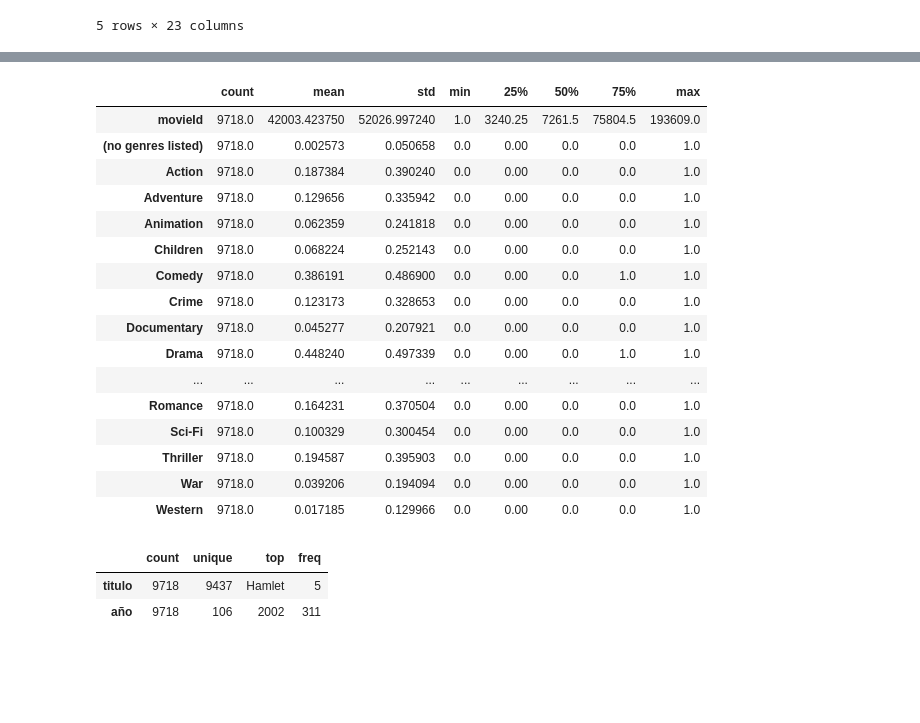
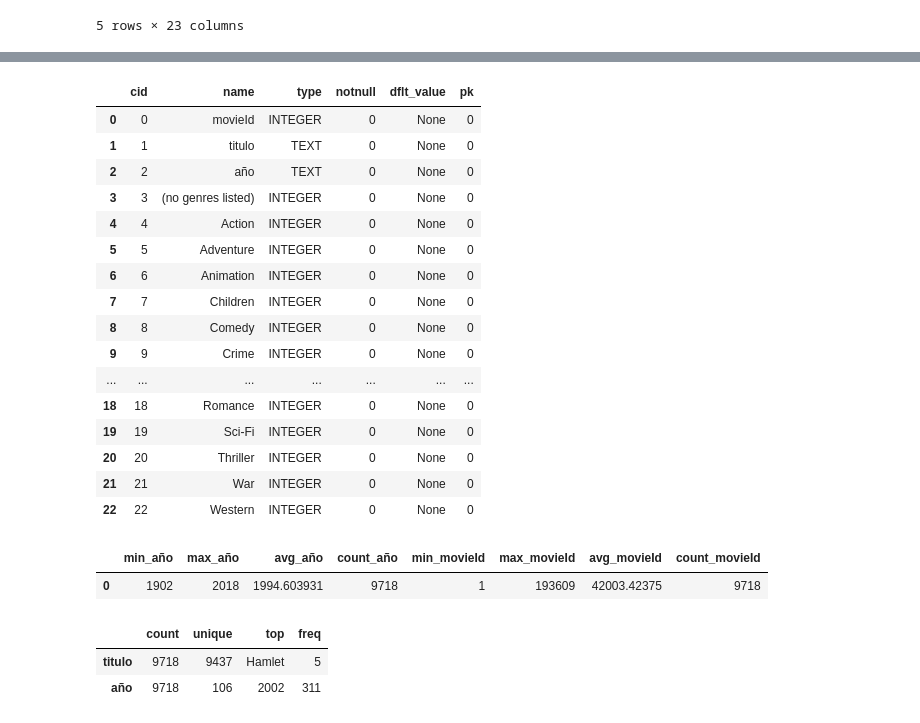
Before and after one commit to JuanCH94/Marketing, a Jupyter notebook: b_exploracion.ipynb, the cells around one changed output, grey strips where cells are left out. Cells and saved outputs as stored; diff of their text form; code cells hidden in the pictures; blank space fills up the shorter version.

```diff
--- a/b_exploracion.ipynb
+++ b/b_exploracion.ipynb
@@ -124,23 +109,41 @@ memory usage: 1.7+ MB
-# %%
-table_movies.describe().T
-# %% [output]
-|  | count | mean | std | min | 25% | 50% | 75% | max |
-| movieId | 9718.0 | 42003.423750 | 52026.997240 | 1.0 | 3240.25 | 7261.5 | 75804.5 | 193609.0 |
-| (no genres listed) | 9718.0 | 0.002573 | 0.050658 | 0.0 | 0.00 | 0.0 | 0.0 | 1.0 |
-| Action | 9718.0 | 0.187384 | 0.390240 | 0.0 | 0.00 | 0.0 | 0.0 | 1.0 |
-| Adventure | 9718.0 | 0.129656 | 0.335942 | 0.0 | 0.00 | 0.0 | 0.0 | 1.0 |
-| Animation | 9718.0 | 0.062359 | 0.241818 | 0.0 | 0.00 | 0.0 | 0.0 | 1.0 |
-| Children | 9718.0 | 0.068224 | 0.252143 | 0.0 | 0.00 | 0.0 | 0.0 | 1.0 |
-| Comedy | 9718.0 | 0.386191 | 0.486900 | 0.0 | 0.00 | 0.0 | 1.0 | 1.0 |
-| Crime | 9718.0 | 0.123173 | 0.328653 | 0.0 | 0.00 | 0.0 | 0.0 | 1.0 |
-| Documentary | 9718.0 | 0.045277 | 0.207921 | 0.0 | 0.00 | 0.0 | 0.0 | 1.0 |
-| Drama | 9718.0 | 0.448240 | 0.497339 | 0.0 | 0.00 | 0.0 | 1.0 | 1.0 |
-| ... | ... | ... | ... | ... | ... | ... | ... | ... |
-| Romance | 9718.0 | 0.164231 | 0.370504 | 0.0 | 0.00 | 0.0 | 0.0 | 1.0 |
-| Sci-Fi | 9718.0 | 0.100329 | 0.300454 | 0.0 | 0.00 | 0.0 | 0.0 | 1.0 |
-| Thriller | 9718.0 | 0.194587 | 0.395903 | 0.0 | 0.00 | 0.0 | 0.0 | 1.0 |
-| War | 9718.0 | 0.039206 | 0.194094 | 0.0 | 0.00 | 0.0 | 0.0 | 1.0 |
-| Western | 9718.0 | 0.017185 | 0.129966 | 0.0 | 0.00 | 0.0 | 0.0 | 1.0 |
+# %%
+pd.read_sql_query("""
+PRAGMA table_info(movies);
+""", conexion)
+# %% [output]
+|  | cid | name | type | notnull | dflt_value | pk |
+| 0 | 0 | movieId | INTEGER | 0 | None | 0 |
+| 1 | 1 | titulo | TEXT | 0 | None | 0 |
+| 2 | 2 | año | TEXT | 0 | None | 0 |
+| 3 | 3 | (no genres listed) | INTEGER | 0 | None | 0 |
+| 4 | 4 | Action | INTEGER | 0 | None | 0 |
+| 5 | 5 | Adventure | INTEGER | 0 | None | 0 |
+| 6 | 6 | Animation | INTEGER | 0 | None | 0 |
+| 7 | 7 | Children | INTEGER | 0 | None | 0 |
+| 8 | 8 | Comedy | INTEGER | 0 | None | 0 |
+| 9 | 9 | Crime | INTEGER | 0 | None | 0 |
+| ... | ... | ... | ... | ... | ... | ... |
+| 18 | 18 | Romance | INTEGER | 0 | None | 0 |
+| 19 | 19 | Sci-Fi | INTEGER | 0 | None | 0 |
+| 20 | 20 | Thriller | INTEGER | 0 | None | 0 |
+| 21 | 21 | War | INTEGER | 0 | None | 0 |
+| 22 | 22 | Western | INTEGER | 0 | None | 0 |
+# %%
+pd.read_sql_query("""
+SELECT
+    MIN(año) AS min_año,
+    MAX(año) AS max_año,
+    AVG(año) AS avg_año,
+    COUNT(año) AS count_año,
+    MIN(movieId) AS min_movieId,
+    MAX(movieId) AS max_movieId,
+    AVG(movieId) AS avg_movieId,
+    COUNT(movieId) AS count_movieId
+FROM movies
+""", conexion)
+# %% [output]
+|  | min_año | max_año | avg_año | count_año | min_movieId | max_movieId | avg_movieId | count_movieId |
+| 0 | 1902 | 2018 | 1994.603931 | 9718 | 1 | 193609 | 42003.42375 | 9718 |
 # %%
 table_movies.describe(include='object').T
 # %% [output]
```
Also changed, not shown: parts of 26 cells of this notebook.
